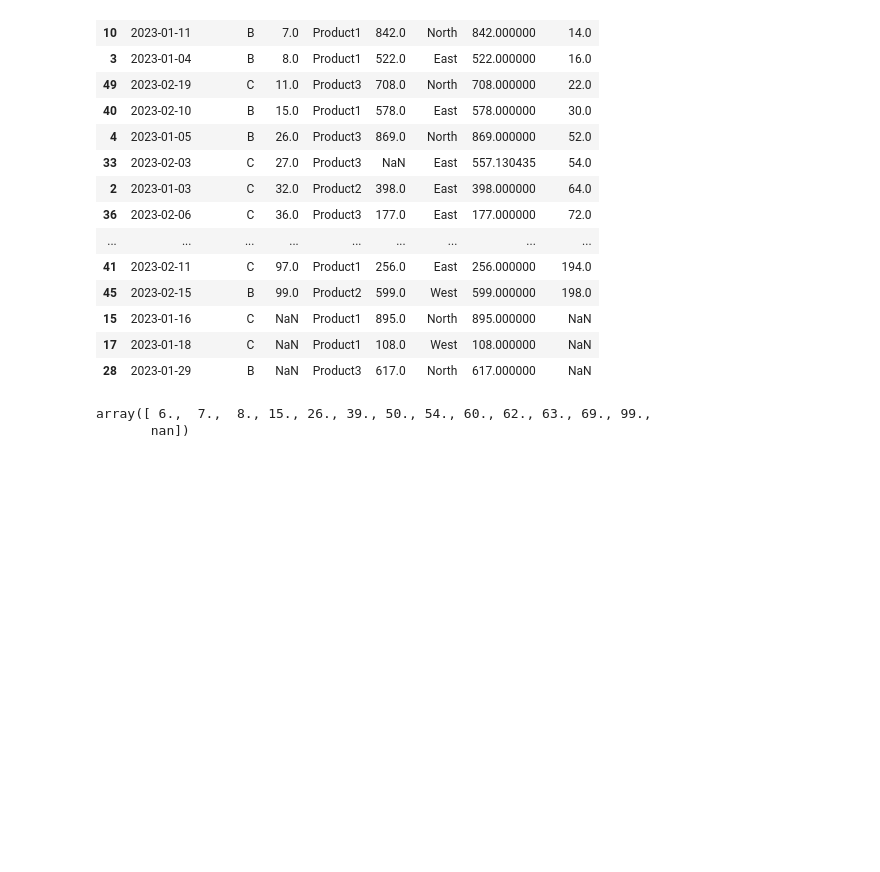
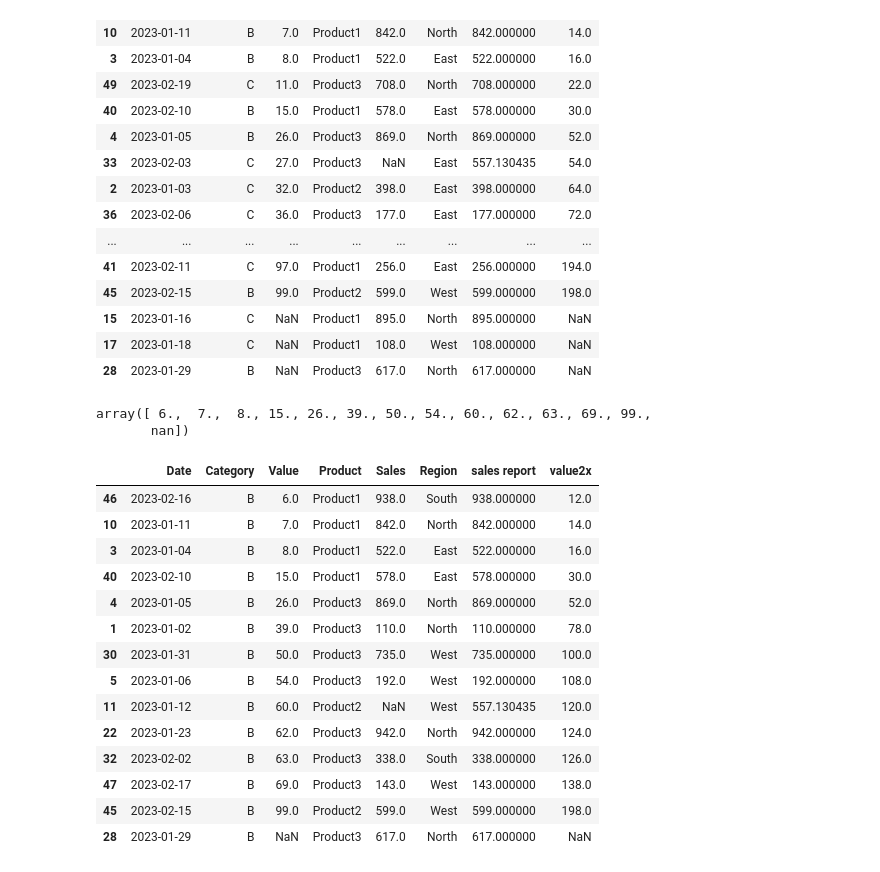
Before and after one commit to arman-hossain45/Phitrom_AI-ML, a Jupyter notebook: Phitron_For_ML_Pandas.ipynb, the cells around one changed output. Saved outputs shown, nothing was run; the diff lists cells and outputs as text; code cells hidden in the pictures; blank space fills up the shorter version.

```diff
--- a/Phitron_For_ML_Pandas.ipynb
+++ b/Phitron_For_ML_Pandas.ipynb
@@ -950,3 +950,22 @@ arr#mow this is only shows the unique values only
 # %% [output]
 array([ 6.,  7.,  8., 15., 26., 39., 50., 54., 60., 62., 63., 69., 99.,
        nan])
+# %%
+arr=df[df['Category']=='B']
+arr.drop_duplicates(subset=['Value'])#duplicate gula remove hoye jabe
+# %% [output]
+|  | Date | Category | Value | Product | Sales | Region | sales report | value2x |
+| 46 | 2023-02-16 | B | 6.0 | Product1 | 938.0 | South | 938.000000 | 12.0 |
+| 10 | 2023-01-11 | B | 7.0 | Product1 | 842.0 | North | 842.000000 | 14.0 |
+| 3 | 2023-01-04 | B | 8.0 | Product1 | 522.0 | East | 522.000000 | 16.0 |
+| 40 | 2023-02-10 | B | 15.0 | Product1 | 578.0 | East | 578.000000 | 30.0 |
+| 4 | 2023-01-05 | B | 26.0 | Product3 | 869.0 | North | 869.000000 | 52.0 |
+| 1 | 2023-01-02 | B | 39.0 | Product3 | 110.0 | North | 110.000000 | 78.0 |
+| 30 | 2023-01-31 | B | 50.0 | Product3 | 735.0 | West | 735.000000 | 100.0 |
+| 5 | 2023-01-06 | B | 54.0 | Product3 | 192.0 | West | 192.000000 | 108.0 |
+| 11 | 2023-01-12 | B | 60.0 | Product2 | NaN | West | 557.130435 | 120.0 |
+| 22 | 2023-01-23 | B | 62.0 | Product3 | 942.0 | North | 942.000000 | 124.0 |
+| 32 | 2023-02-02 | B | 63.0 | Product3 | 338.0 | South | 338.000000 | 126.0 |
+| 47 | 2023-02-17 | B | 69.0 | Product3 | 143.0 | West | 143.000000 | 138.0 |
+| 45 | 2023-02-15 | B | 99.0 | Product2 | 599.0 | West | 599.000000 | 198.0 |
+| 28 | 2023-01-29 | B | NaN | Product3 | 617.0 | North | 617.000000 | NaN |
```
